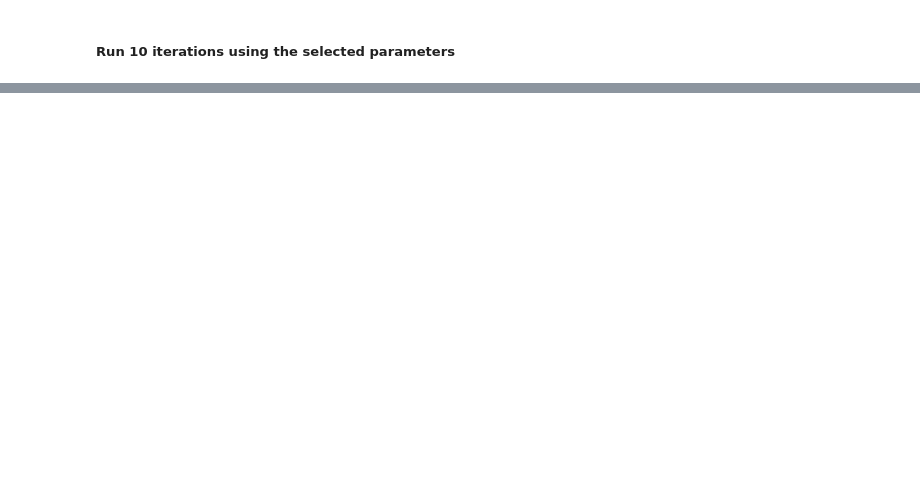
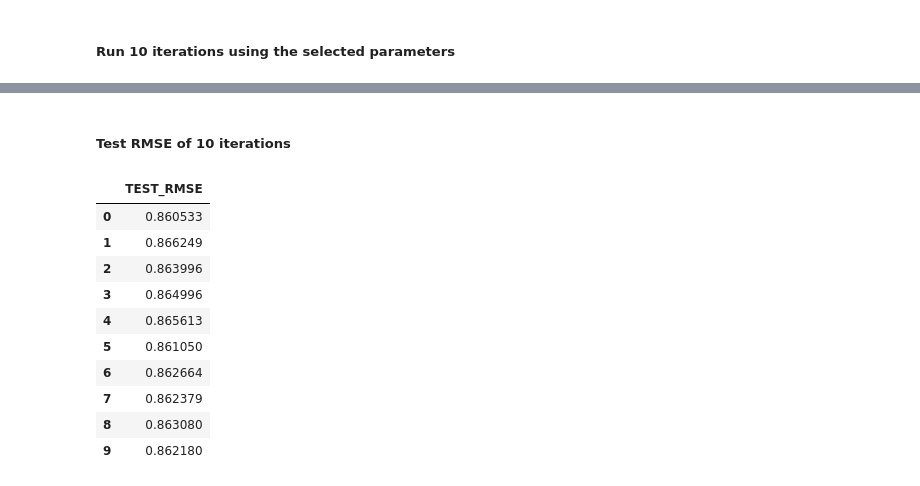
Before and after one commit to Fan-Yang-Econ/UIUC_PSL, a Jupyter notebook: UIUC_PSL/Project4/project4.ipynb, the cells around one changed output, grey strips where cells are left out. Cells and saved outputs as stored; diff of their text form; code cells hidden in the pictures; blank space fills up the shorter version.

Commit message:
update parameter

```diff
--- a/UIUC_PSL/Project4/project4.ipynb
+++ b/UIUC_PSL/Project4/project4.ipynb
@@ -237,5 +239,4 @@ df_accuracy
 # %%
-# 10 iterations
 fold = 10
 kf = KFold(n_splits=fold)
 
@@ -245,7 +246,7 @@ for trainset, testset in kf.split(rating_data):
     # use first fold to do parameter tuning
     if i<=1:
 
-        param_grid = {'n_factors': [50, 100, 150],
+        param_grid = {'n_factors': [50, 100],
                       'lr_all': [0.002, 0.005, 0.2],
                       'reg_all': [0.02, 0.2],
                       'n_epochs': [10, 20]
@@ -273,0 +290,18 @@ for trainset, testset in kf.split(rating_data):
+# %% [markdown]
+##### Test RMSE of 10 iterations
+# %%
+df_accuracy_svd = pd.DataFrame.from_dict(SVD_accuracy_list)
+df_accuracy_svd.columns = ['TEST_RMSE']
+df_accuracy_svd
+# %% [output]
+|  | TEST_RMSE |
+| 0 | 0.860533 |
+| 1 | 0.866249 |
+| 2 | 0.863996 |
+| 3 | 0.864996 |
+| 4 | 0.865613 |
+| 5 | 0.861050 |
+| 6 | 0.862664 |
+| 7 | 0.862379 |
+| 8 | 0.863080 |
+| 9 | 0.862180 |
```
Also changed, not shown: parts of 3 cells of this notebook, 1 other file.
